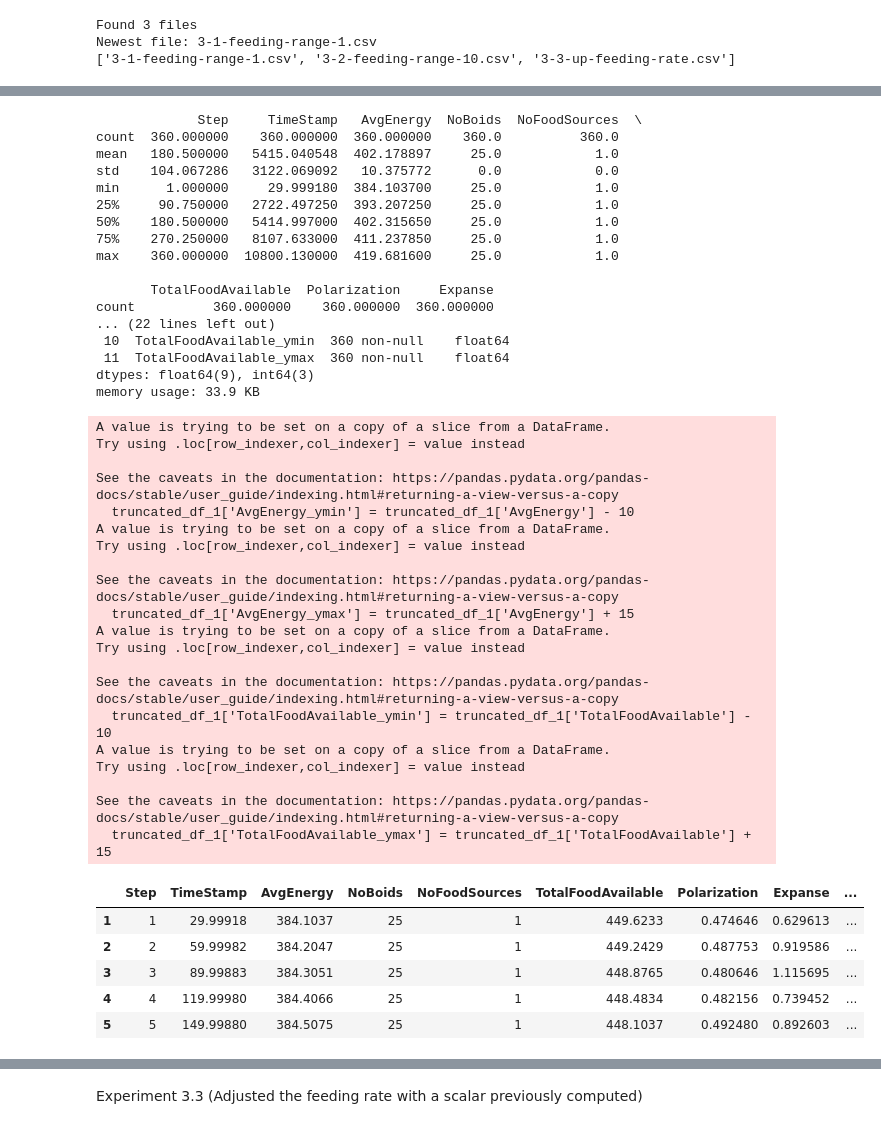
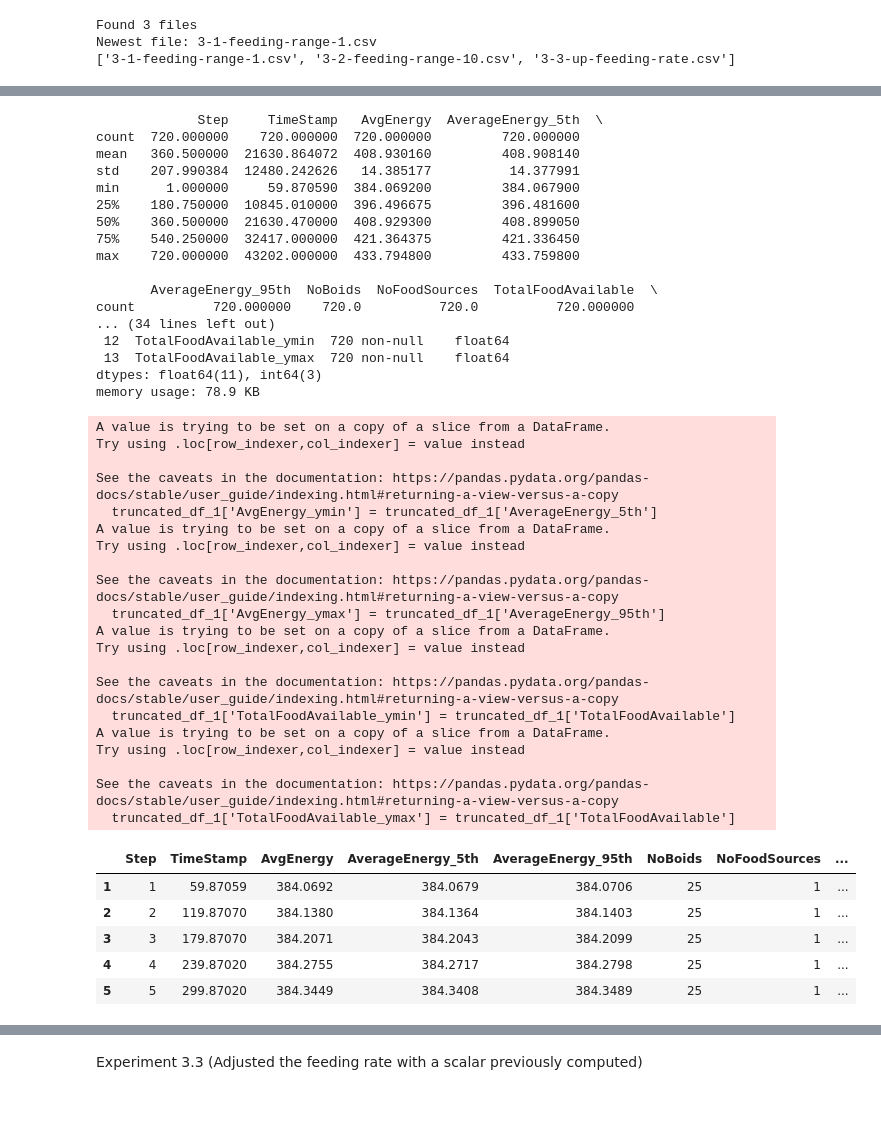
Before and after one commit to Trottero/master-thesis-simulator, a Jupyter notebook: Analytics/experiments/3 - Environment interaction/analyze_environment-1.ipynb, the cells around one changed output, grey strips where cells are left out. Drawn from its saved outputs; the diff is of its cells as text; code cells hidden in the pictures.

```diff
--- a/Analytics/experiments/3 - Environment interaction/analyze_environment-1.ipynb
+++ b/Analytics/experiments/3 - Environment interaction/analyze_environment-1.ipynb
@@ -89,62 +53,62 @@ None
 # %%
 # Configuration:
 
-truncated_df_1 = results_df.iloc[1:361]
+truncated_df_1 = results_df.iloc[1:721]
 
 print(truncated_df_1.describe())
 
-truncated_df_1['AvgEnergy_ymin'] = truncated_df_1['AvgEnergy'] - 10
-truncated_df_1['AvgEnergy_ymax'] = truncated_df_1['AvgEnergy'] + 15
+truncated_df_1['AvgEnergy_ymin'] = truncated_df_1['AverageEnergy_5th']
+truncated_df_1['AvgEnergy_ymax'] = truncated_df_1['AverageEnergy_95th']
 
-truncated_df_1['TotalFoodAvailable_ymin'] = truncated_df_1['TotalFoodAvailable'] - 10
-truncated_df_1['TotalFoodAvailable_ymax'] = truncated_df_1['TotalFoodAvailable'] + 15
+truncated_df_1['TotalFoodAvailable_ymin'] = truncated_df_1['TotalFoodAvailable']
+truncated_df_1['TotalFoodAvailable_ymax'] = truncated_df_1['TotalFoodAvailable']
 
 truncated_df_1.info()
 truncated_df_1.head()
 # %% [output]
-             Step     TimeStamp   AvgEnergy  NoBoids  NoFoodSources  \
-count  360.000000    360.000000  360.000000    360.0          360.0
-mean   180.500000   5415.040548  402.178897     25.0            1.0
-std    104.067286   3122.069092   10.375772      0.0            0.0
-min      1.000000     29.999180  384.103700     25.0            1.0
-25%     90.750000   2722.497250  393.207250     25.0            1.0
-50%    180.500000   5414.997000  402.315650     25.0            1.0
-75%    270.250000   8107.633000  411.237850     25.0            1.0
-max    360.000000  10800.130000  419.681600     25.0            1.0
+             Step     TimeStamp   AvgEnergy  AverageEnergy_5th  \
+count  720.000000    720.000000  720.000000         720.000000
+mean   360.500000  21630.864072  408.930160         408.908140
+std    207.990384  12480.242626   14.385177          14.377991
+min      1.000000     59.870590  384.069200         384.067900
+25%    180.750000  10845.010000  396.496675         396.481600
+50%    360.500000  21630.470000  408.929300         408.899050
+75%    540.250000  32417.000000  421.364375         421.336450
+max    720.000000  43202.000000  433.794800         433.759800
 
-       TotalFoodAvailable  Polarization     Expanse
-count          360.000000    360.000000  360.000000
-... (22 lines left out)
- 10  TotalFoodAvailable_ymin  360 non-null    float64
- 11  TotalFoodAvailable_ymax  360 non-null    float64
-dtypes: float64(9), int64(3)
-memory usage: 33.9 KB
+       AverageEnergy_95th  NoBoids  NoFoodSources  TotalFoodAvailable  \
+count          720.000000    720.0          720.0          720.000000
+... (34 lines left out)
+ 12  TotalFoodAvailable_ymin  720 non-null    float64
+ 13  TotalFoodAvailable_ymax  720 non-null    float64
+dtypes: float64(11), int64(3)
+memory usage: 78.9 KB
 A value is trying to be set on a copy of a slice from a DataFrame.
 Try using .loc[row_indexer,col_indexer] = value instead
 
 See the caveats in the documentation: https://pandas.pydata.org/pandas-docs/stable/user_guide/indexing.html#returning-a-view-versus-a-copy
-  truncated_df_1['AvgEnergy_ymin'] = truncated_df_1['AvgEnergy'] - 10
+  truncated_df_1['AvgEnergy_ymin'] = truncated_df_1['AverageEnergy_5th']
 A value is trying to be set on a copy of a slice from a DataFrame.
 Try using .loc[row_indexer,col_indexer] = value instead
 
 See the caveats in the documentation: https://pandas.pydata.org/pandas-docs/stable/user_guide/indexing.html#returning-a-view-versus-a-copy
-  truncated_df_1['AvgEnergy_ymax'] = truncated_df_1['AvgEnergy'] + 15
+  truncated_df_1['AvgEnergy_ymax'] = truncated_df_1['AverageEnergy_95th']
 A value is trying to be set on a copy of a slice from a DataFrame.
 Try using .loc[row_indexer,col_indexer] = value instead
 
 See the caveats in the documentation: https://pandas.pydata.org/pandas-docs/stable/user_guide/indexing.html#returning-a-view-versus-a-copy
-  truncated_df_1['TotalFoodAvailable_ymin'] = truncated_df_1['TotalFoodAvailable'] - 10
+  truncated_df_1['TotalFoodAvailable_ymin'] = truncated_df_1['TotalFoodAvailable']
 A value is trying to be set on a copy of a slice from a DataFrame.
 Try using .loc[row_indexer,col_indexer] = value instead
 
 See the caveats in the documentation: https://pandas.pydata.org/pandas-docs/stable/user_guide/indexing.html#returning-a-view-versus-a-copy
-  truncated_df_1['TotalFoodAvailable_ymax'] = truncated_df_1['TotalFoodAvailable'] + 15
+  truncated_df_1['TotalFoodAvailable_ymax'] = truncated_df_1['TotalFoodAvailable']
-|  | Step | TimeStamp | AvgEnergy | NoBoids | NoFoodSources | TotalFoodAvailable | Polarization | Expanse | ... |
-| 1 | 1 | 29.99918 | 384.1037 | 25 | 1 | 449.6233 | 0.474646 | 0.629613 | ... |
-| 2 | 2 | 59.99982 | 384.2047 | 25 | 1 | 449.2429 | 0.487753 | 0.919586 | ... |
-| 3 | 3 | 89.99883 | 384.3051 | 25 | 1 | 448.8765 | 0.480646 | 1.115695 | ... |
-| 4 | 4 | 119.99980 | 384.4066 | 25 | 1 | 448.4834 | 0.482156 | 0.739452 | ... |
-| 5 | 5 | 149.99880 | 384.5075 | 25 | 1 | 448.1037 | 0.492480 | 0.892603 | ... |
+|  | Step | TimeStamp | AvgEnergy | AverageEnergy_5th | AverageEnergy_95th | NoBoids | NoFoodSources | ... |
+| 1 | 1 | 59.87059 | 384.0692 | 384.0679 | 384.0706 | 25 | 1 | ... |
+| 2 | 2 | 119.87070 | 384.1380 | 384.1364 | 384.1403 | 25 | 1 | ... |
+| 3 | 3 | 179.87070 | 384.2071 | 384.2043 | 384.2099 | 25 | 1 | ... |
+| 4 | 4 | 239.87020 | 384.2755 | 384.2717 | 384.2798 | 25 | 1 | ... |
+| 5 | 5 | 299.87020 | 384.3449 | 384.3408 | 384.3489 | 25 | 1 | ... |
 # %%
 metrics = ['AvgEnergy', 'TotalFoodAvailable']
 
```
Also changed, not shown: parts of 11 cells of this notebook, 17 other files.
